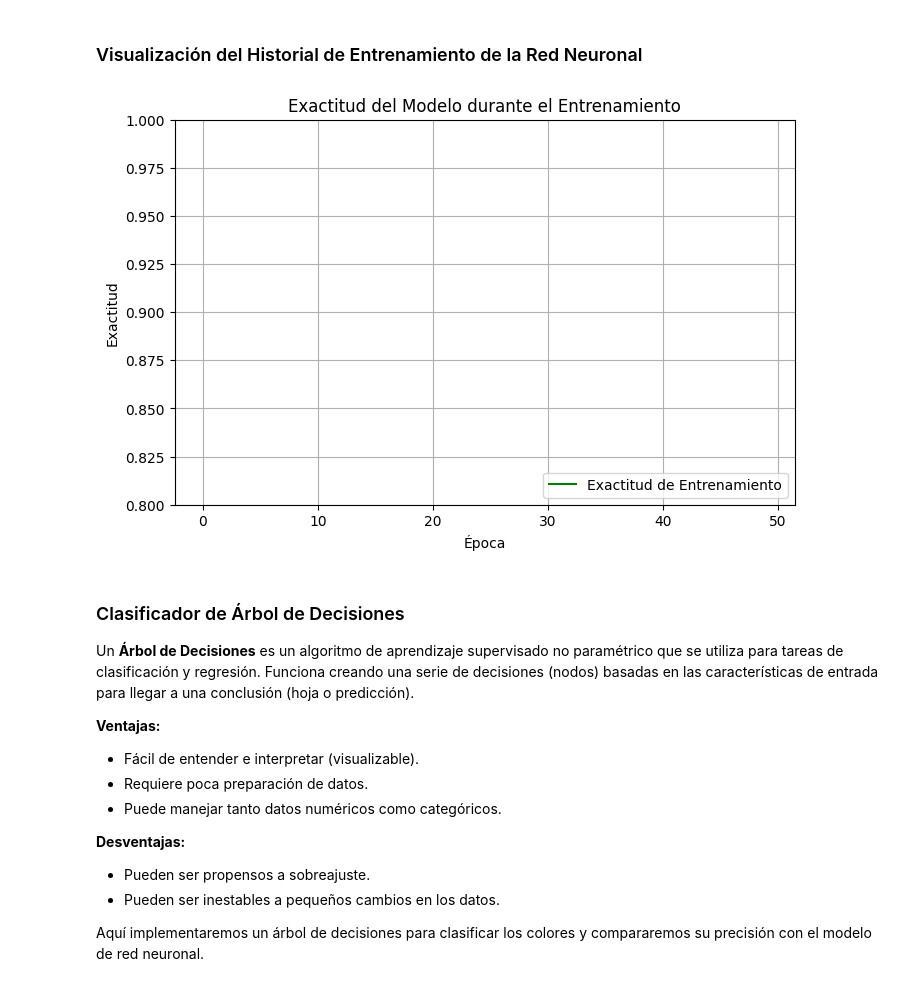
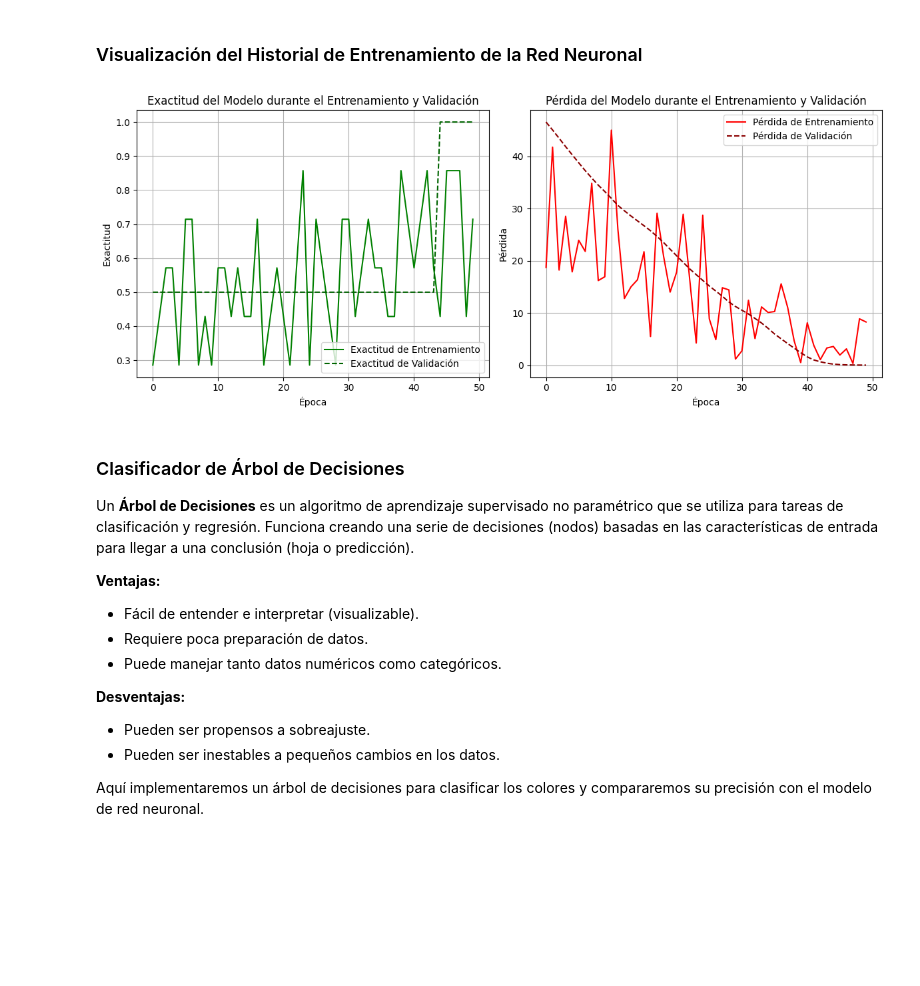
Before and after one commit to Albertoromero-01/Inteligencia_Artificial, a Jupyter notebook: Actividades/PIA_IAyRN.ipynb, the cells around one changed output. Saved outputs shown, nothing was run; the diff lists cells and outputs as text; code cells hidden in the pictures; blank space fills up the shorter version.

```diff
--- a/Actividades/PIA_IAyRN.ipynb
+++ b/Actividades/PIA_IAyRN.ipynb
@@ -97,20 +97,35 @@ Epoch 6/50
 ✅ Modelo entrenado y exportado como modelo_colores.tflite
 # %% [markdown]
 ### Visualización del Historial de Entrenamiento de la Red Neuronal
-# %%
-import matplotlib.pyplot as plt
-
-plt.figure(figsize=(8, 5))
-plt.plot(history_nn.history['accuracy'], label='Exactitud de Entrenamiento', color='green')
-plt.title('Exactitud del Modelo durante el Entrenamiento')
-plt.xlabel('Época')
-plt.ylabel('Exactitud')
-plt.ylim([0.8, 1]) # Ajusta el rango del eje Y si es necesario para mejor visualización
-plt.legend(loc='lower right')
-plt.grid(True)
-plt.show()
-# %% [output]
-[figure, removed]
+# %%
+import matplotlib.pyplot as plt
+
+# Graficar la exactitud (accuracy)
+plt.figure(figsize=(12, 5))
+
+plt.subplot(1, 2, 1) # Un gráfico para la exactitud
+plt.plot(history_nn.history['accuracy'], label='Exactitud de Entrenamiento', color='green')
+plt.plot(history_nn.history['val_accuracy'], label='Exactitud de Validación', color='darkgreen', linestyle='--')
+plt.title('Exactitud del Modelo durante el Entrenamiento y Validación')
+plt.xlabel('Época')
+plt.ylabel('Exactitud')
+plt.legend(loc='lower right')
+plt.grid(True)
+
+# Graficar la pérdida (loss)
+plt.subplot(1, 2, 2) # Otro gráfico para la pérdida
+plt.plot(history_nn.history['loss'], label='Pérdida de Entrenamiento', color='red')
+plt.plot(history_nn.history['val_loss'], label='Pérdida de Validación', color='darkred', linestyle='--')
+plt.title('Pérdida del Modelo durante el Entrenamiento y Validación')
+plt.xlabel('Época')
+plt.ylabel('Pérdida')
+plt.legend(loc='upper right')
+plt.grid(True)
+
+plt.tight_layout() # Ajusta el diseño para evitar superposiciones
+plt.show()
+# %% [output]
+[figure, added]
 # %% [markdown]
 ### Clasificador de Árbol de Decisiones
 
```
Also changed, not shown: parts of 2 cells of this notebook.
